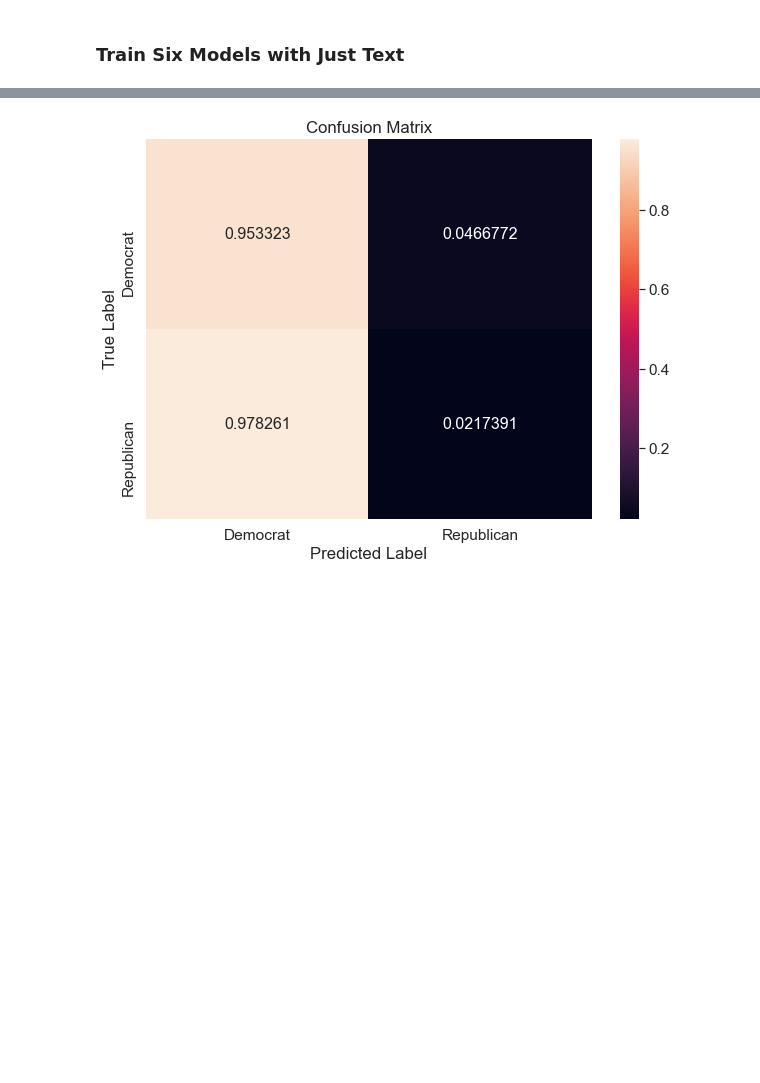
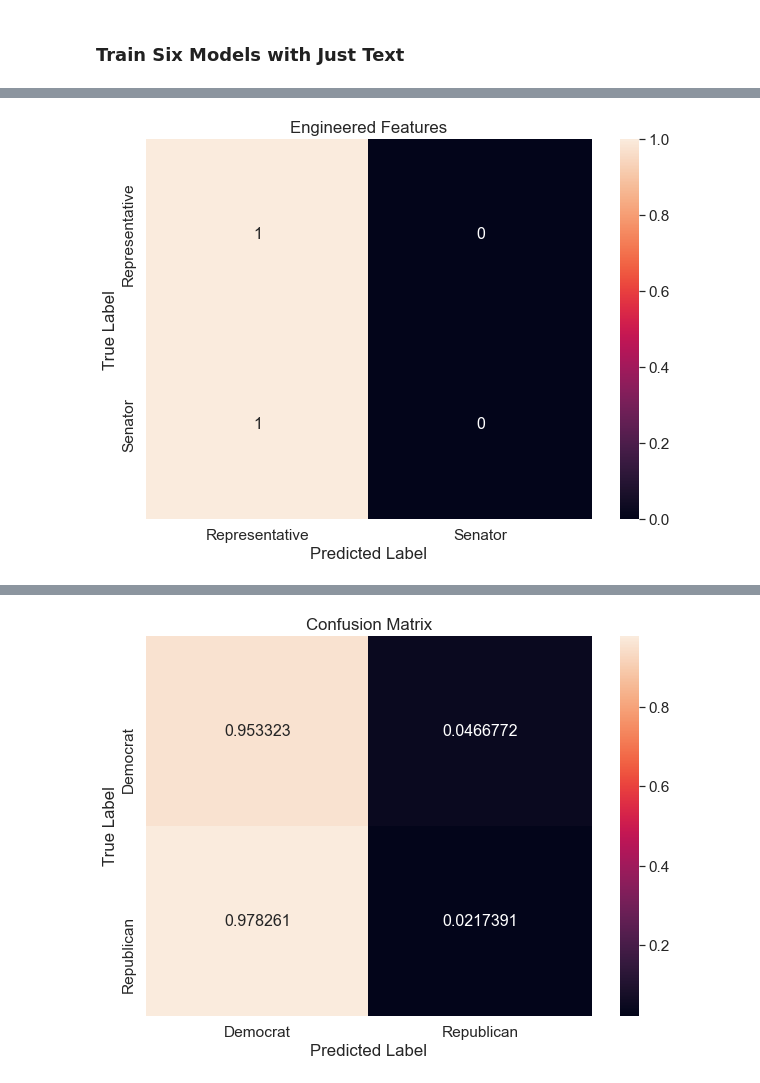
Before and after one commit to ireminal/CSS_Project5_Group1, a Jupyter notebook: Project 5 Student_updated.ipynb, the cells around one changed output, grey strips where cells are left out. Saved outputs shown, nothing was run; the diff lists cells and outputs as text; code cells hidden in the pictures; blank space fills up the shorter version.

Commit message:
added engineered feature classification and combined models

```diff
--- a/Project 5 Student_updated.ipynb
+++ b/Project 5 Student_updated.ipynb
@@ -752,12 +752,12 @@ In the next section, you will experiment with each of these featurization techni
 ### Engineered Text Features
 # %%
 # Engineered Features
-engineered_features = congress_tweets[['polarity', 'subjectivity']].reset_index(drop = True)
+engineered_features = congress_tweets[['polarity', 'subjectivity','tweet_len', 'word_count']].reset_index(drop = True)
 
-# Topic Model + Engineered Features
-engineered_features_with_topics = topic_dist_df.join(engineered_features.reset_index(drop = True))
+# # Topic Model + Engineered Features
+# engineered_features_with_topics = topic_dist_df.join(engineered_features.reset_index(drop = True))
 
-engineered_features_with_topics.head()
+# engineered_features_with_topics.head()
 # %% [markdown]
 ### Word Frequencies: BOW and TFIDF
 # %%
@@ -881,0 +864,50 @@ train.head()
+# %%
+#binarizing label for party and position
+lb_style = LabelBinarizer()
+y_party = congress_tweets['party_binary'] = lb_style.fit_transform(congress_tweets["party"])
+y_position = congress_tweets['position_binary'] = lb_style.fit_transform(congress_tweets["position"])
+
+# create model
+logit_reg = LogisticRegression()
+# %%
+# Engineered Features - Position
+
+dataframe = engineered_features
+title = 'Engineered Features'
+y = y_position
+col_0 = "Representative"
+col_1 = "Senator"
+
+# train/test split
+X_train, X_test, y_train, y_test = train_test_split(dataframe,
+                                                    y,
+                                                    train_size = .80,
+                                                    test_size=0.20,
+                                                    random_state = 10)
+
+# fit the model
+logit_model = logit_reg.fit(X_train, y_train.ravel())
+
+# run prediction
+y_pred = logit_model.predict(X_test)
+
+# create confusion matrix
+cf_matrix = confusion_matrix(y_test, y_pred, normalize = "true")
+df_cm = pd.DataFrame(cf_matrix, range(2),range(2))
+df_cm = df_cm.rename(index=str, columns={0: col_0, 1: col_1})
+df_cm.index = [col_0, col_1]
+
+# plot confusion mat
+plt.figure(figsize = (10,7))
+sns.set(font_scale=1.4)#for label size
+sns.heatmap(df_cm,
+           annot=True,
+           annot_kws={"size": 16},
+           fmt='g')
+
+plt.title(title)
+plt.xlabel("Predicted Label")
+plt.ylabel("True Label")
+plt.show()
+# %% [output]
+[figure, added]
```
Also changed, not shown: parts of 37 cells of this notebook.
